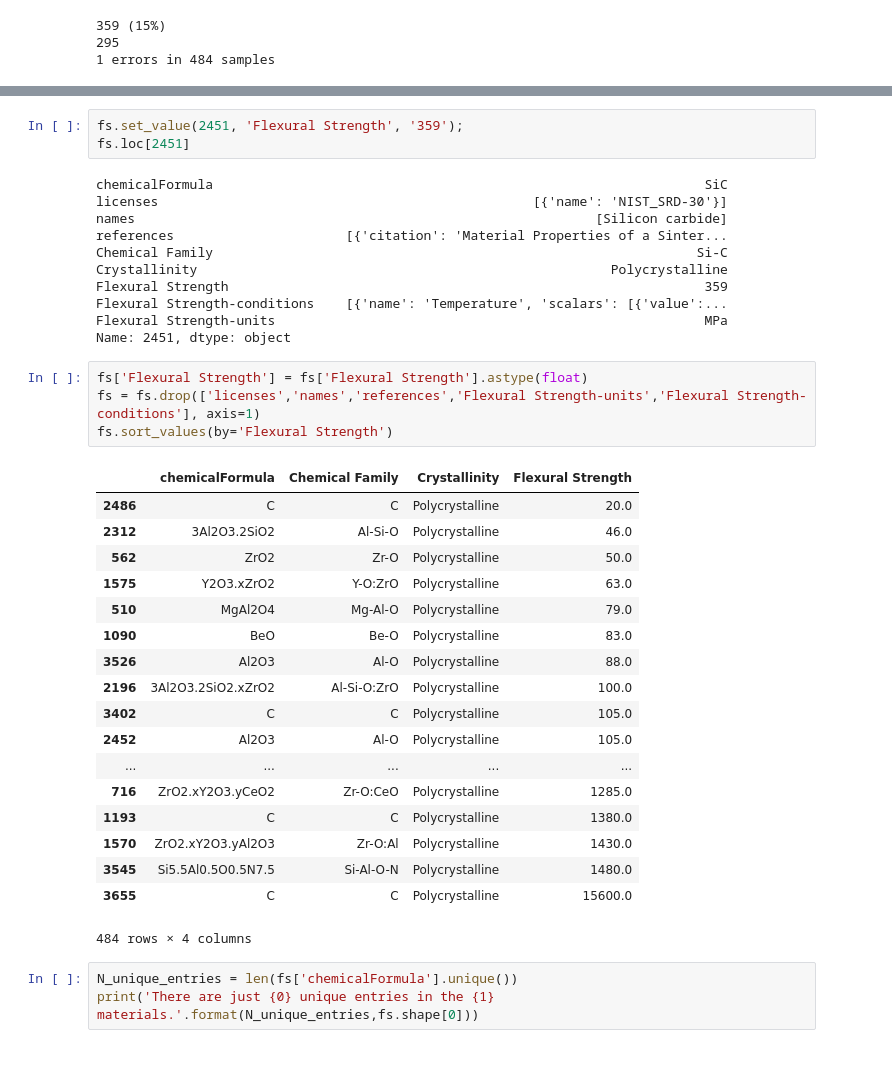
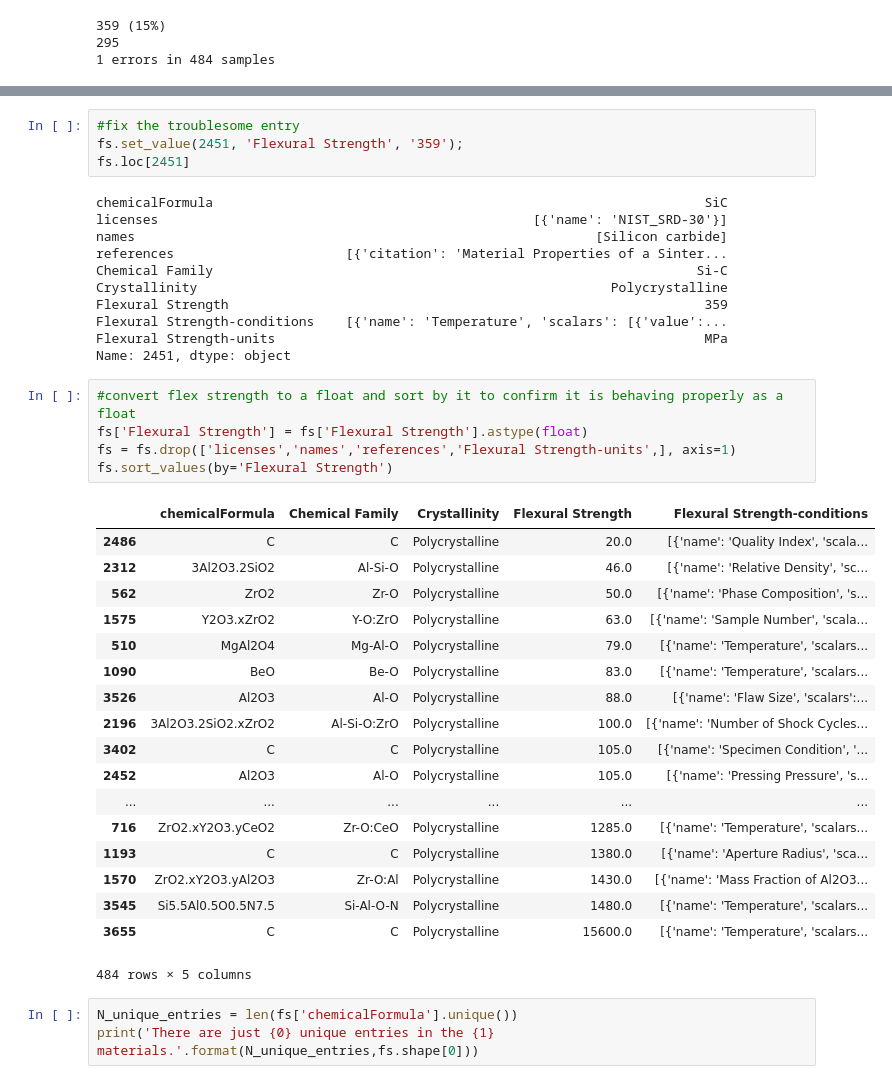
Before and after one commit to ckborg/DSW2018, a Jupyter notebook: develop/07-29-18-sgd-featurizing-flexuralstrength.ipynb, the cells around one changed output, grey strips where cells are left out. Saved outputs shown, nothing was run; the diff lists cells and outputs as text.

```diff
--- a/develop/07-29-18-sgd-featurizing-flexuralstrength.ipynb
+++ b/develop/07-29-18-sgd-featurizing-flexuralstrength.ipynb
@@ -172,4 +109,5 @@ Name: 2451, dtype: object
 # %%
+#fix the troublesome entry
 fs.set_value(2451, 'Flexural Strength', '359');
 fs.loc[2451]
 # %% [output]
@@ -184,28 +122,29 @@ Flexural Strength-conditions    [{'name': 'Temperature', 'scalars': [{'value':..
 Flexural Strength-units                                                       MPa
 Name: 2451, dtype: object
 # %%
+#convert flex strength to a float and sort by it to confirm it is behaving properly as a float
 fs['Flexural Strength'] = fs['Flexural Strength'].astype(float)
-fs = fs.drop(['licenses','names','references','Flexural Strength-units','Flexural Strength-conditions'], axis=1)
+fs = fs.drop(['licenses','names','references','Flexural Strength-units',], axis=1)
 fs.sort_values(by='Flexural Strength')
 # %% [output]
-|  | chemicalFormula | Chemical Family | Crystallinity | Flexural Strength |
-| 2486 | C | C | Polycrystalline | 20.0 |
-| 2312 | 3Al2O3.2SiO2 | Al-Si-O | Polycrystalline | 46.0 |
-| 562 | ZrO2 | Zr-O | Polycrystalline | 50.0 |
-| 1575 | Y2O3.xZrO2 | Y-O:ZrO | Polycrystalline | 63.0 |
-| 510 | MgAl2O4 | Mg-Al-O | Polycrystalline | 79.0 |
-| 1090 | BeO | Be-O | Polycrystalline | 83.0 |
-| 3526 | Al2O3 | Al-O | Polycrystalline | 88.0 |
-| 2196 | 3Al2O3.2SiO2.xZrO2 | Al-Si-O:ZrO | Polycrystalline | 100.0 |
-| 3402 | C | C | Polycrystalline | 105.0 |
-| 2452 | Al2O3 | Al-O | Polycrystalline | 105.0 |
-| ... | ... | ... | ... | ... |
-| 716 | ZrO2.xY2O3.yCeO2 | Zr-O:CeO | Polycrystalline | 1285.0 |
-| 1193 | C | C | Polycrystalline | 1380.0 |
-| 1570 | ZrO2.xY2O3.yAl2O3 | Zr-O:Al | Polycrystalline | 1430.0 |
-| 3545 | Si5.5Al0.5O0.5N7.5 | Si-Al-O-N | Polycrystalline | 1480.0 |
-| 3655 | C | C | Polycrystalline | 15600.0 |
+|  | chemicalFormula | Chemical Family | Crystallinity | Flexural Strength | Flexural Strength-conditions |
+| 2486 | C | C | Polycrystalline | 20.0 | [{'name': 'Quality Index', 'scala... |
+| 2312 | 3Al2O3.2SiO2 | Al-Si-O | Polycrystalline | 46.0 | [{'name': 'Relative Density', 'sc... |
+| 562 | ZrO2 | Zr-O | Polycrystalline | 50.0 | [{'name': 'Phase Composition', 's... |
+| 1575 | Y2O3.xZrO2 | Y-O:ZrO | Polycrystalline | 63.0 | [{'name': 'Sample Number', 'scala... |
+| 510 | MgAl2O4 | Mg-Al-O | Polycrystalline | 79.0 | [{'name': 'Temperature', 'scalars... |
+| 1090 | BeO | Be-O | Polycrystalline | 83.0 | [{'name': 'Temperature', 'scalars... |
+| 3526 | Al2O3 | Al-O | Polycrystalline | 88.0 | [{'name': 'Flaw Size', 'scalars':... |
+| 2196 | 3Al2O3.2SiO2.xZrO2 | Al-Si-O:ZrO | Polycrystalline | 100.0 | [{'name': 'Number of Shock Cycles... |
+| 3402 | C | C | Polycrystalline | 105.0 | [{'name': 'Specimen Condition', '... |
+| 2452 | Al2O3 | Al-O | Polycrystalline | 105.0 | [{'name': 'Pressing Pressure', 's... |
+| ... | ... | ... | ... | ... | ... |
+| 716 | ZrO2.xY2O3.yCeO2 | Zr-O:CeO | Polycrystalline | 1285.0 | [{'name': 'Temperature', 'scalars... |
+| 1193 | C | C | Polycrystalline | 1380.0 | [{'name': 'Aperture Radius', 'sca... |
+| 1570 | ZrO2.xY2O3.yAl2O3 | Zr-O:Al | Polycrystalline | 1430.0 | [{'name': 'Mass Fraction of Al2O3... |
+| 3545 | Si5.5Al0.5O0.5N7.5 | Si-Al-O-N | Polycrystalline | 1480.0 | [{'name': 'Temperature', 'scalars... |
+| 3655 | C | C | Polycrystalline | 15600.0 | [{'name': 'Temperature', 'scalars... |
-484 rows × 4 columns
+484 rows × 5 columns
 # %%
 N_unique_entries = len(fs['chemicalFormula'].unique())
 print('There are just {0} unique entries in the {1} materials.'.format(N_unique_entries,fs.shape[0]))
```
Also changed, not shown: parts of 40 cells of this notebook, 2 other files.
